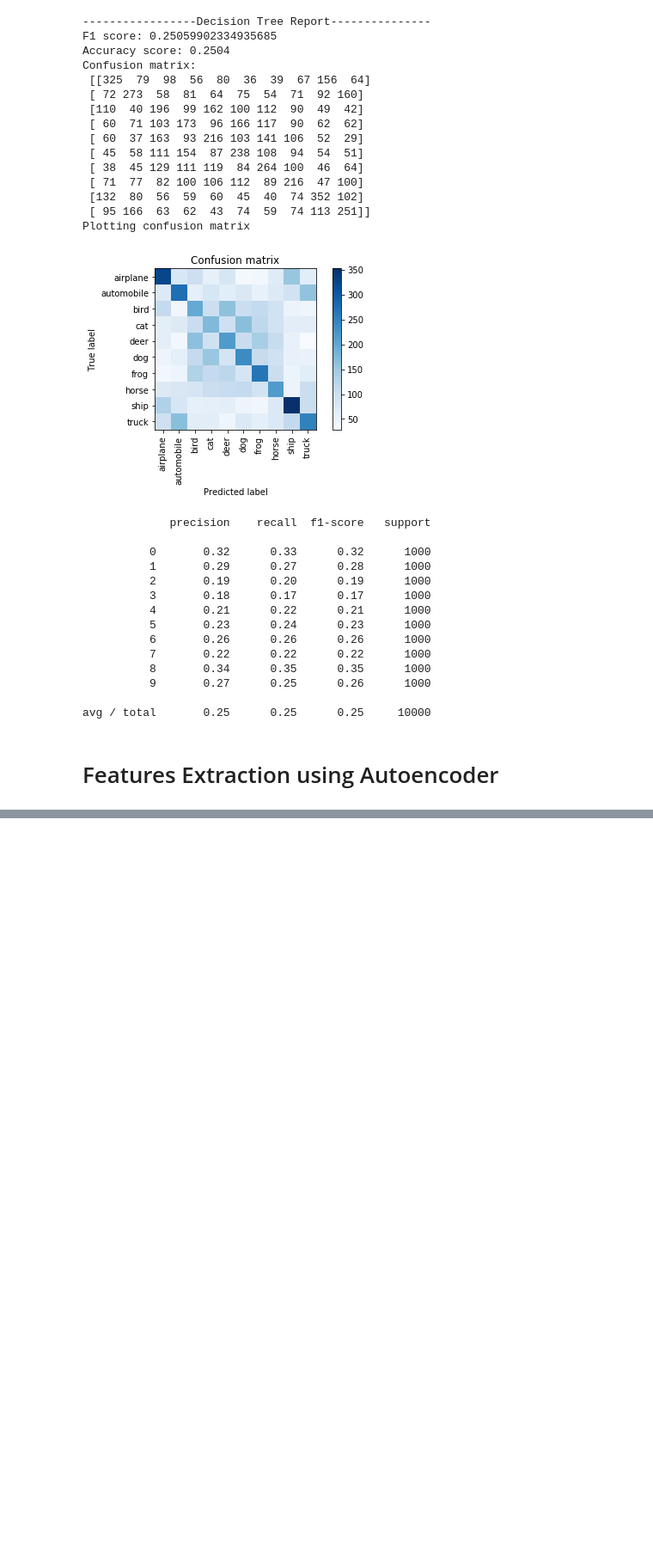
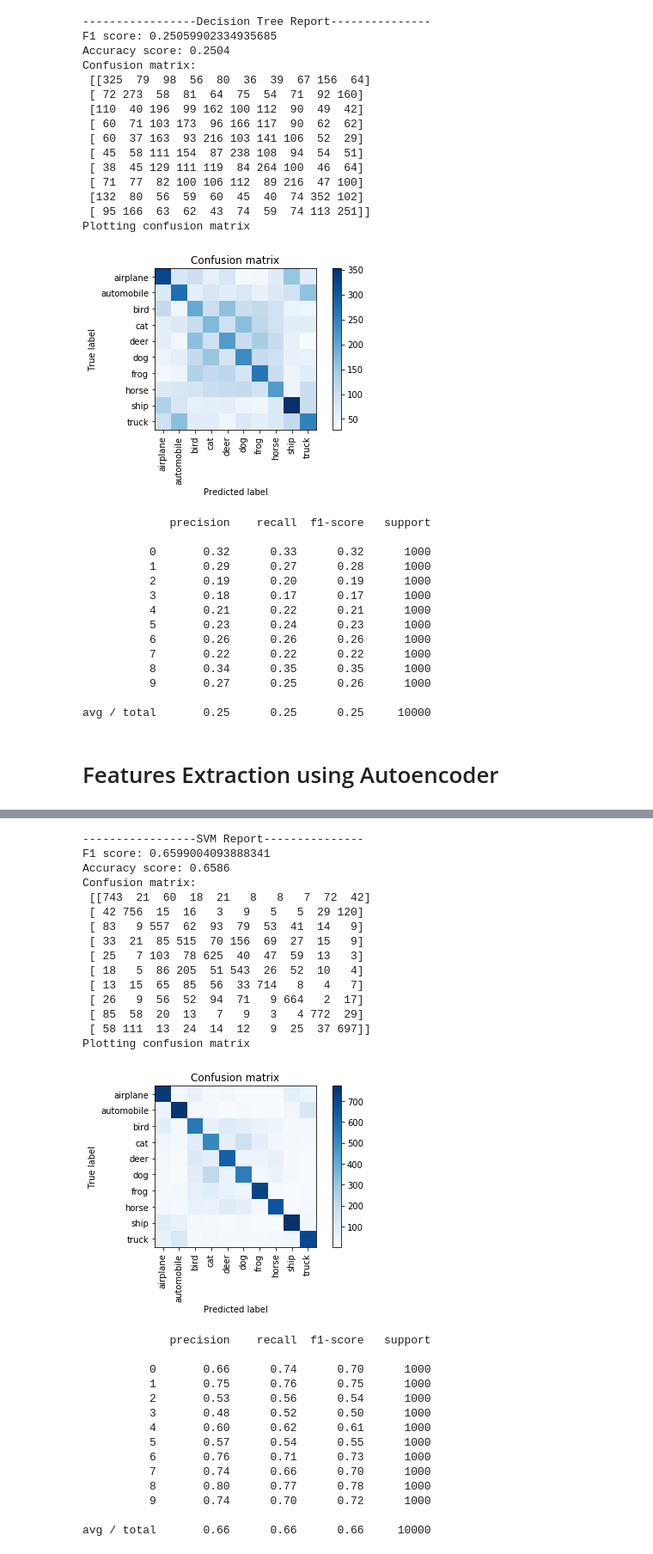
Before and after one commit to hgdangkhoi/Image-Classification-with-Fashion-MNIST-and-CIFAR-10, a Jupyter notebook: Image Classification with Fashion-MNIST and CIFAR-10.ipynb, the cells around one changed output, grey strips where cells are left out. Shown at 86% size. Drawn from its saved outputs; the diff is of its cells as text; code cells hidden in the pictures; blank space fills up the shorter version.

Commit message:
add autoencoder cifar

```diff
--- a/Image Classification with Fashion-MNIST and CIFAR-10.ipynb
+++ b/Image Classification with Fashion-MNIST and CIFAR-10.ipynb
@@ -2212,0 +2239,3 @@ autoencoder_features_train.shape
+# %%
+autoencoder_features_train_flat = autoencoder_features_train.reshape(autoencoder_features_train.shape[0], autoencoder_features_train.shape[1] * autoencoder_features_train.shape[2] * autoencoder_features_train.shape[3])
+autoencoder_features_test_flat = autoencoder_features_test.reshape(autoencoder_features_test.shape[0], autoencoder_features_test.shape[1] * autoencoder_features_test.shape[2] * autoencoder_features_test.shape[3])
@@ -2212,0 +2293,48 @@ autoencoder_features_train.shape
+# %%
+# SVM report and analysis
+y_pred_svc_autoencoder = svc.predict(autoencoder_features_test_flat)
+svc_autoencoder_f1 = metrics.f1_score(y_test, y_pred_svc_autoencoder, average= "weighted")
+svc_autoencoder_accuracy = metrics.accuracy_score(y_test, y_pred_svc_autoencoder)
+svc_autoencoder_cm = metrics.confusion_matrix(y_test, y_pred_svc_autoencoder)
+print("-----------------SVM Report---------------")
+print("F1 score: {}".format(svc_autoencoder_f1))
+print("Accuracy score: {}".format(svc_autoencoder_accuracy))
+print("Confusion matrix: \n", svc_autoencoder_cm)
+print('Plotting confusion matrix')
+
+plt.figure()
+plot_confusion_matrix(svc_autoencoder_cm, labelNames)
+plt.show()
+
+print(metrics.classification_report(y_test, y_pred_svc_autoencoder))
+# %% [output]
+-----------------SVM Report---------------
+F1 score: 0.6599004093888341
+Accuracy score: 0.6586
+Confusion matrix:
+ [[743  21  60  18  21   8   8   7  72  42]
+ [ 42 756  15  16   3   9   5   5  29 120]
+ [ 83   9 557  62  93  79  53  41  14   9]
+ [ 33  21  85 515  70 156  69  27  15   9]
+ [ 25   7 103  78 625  40  47  59  13   3]
+ [ 18   5  86 205  51 543  26  52  10   4]
+ [ 13  15  65  85  56  33 714   8   4   7]
+ [ 26   9  56  52  94  71   9 664   2  17]
+ [ 85  58  20  13   7   9   3   4 772  29]
+ [ 58 111  13  24  14  12   9  25  37 697]]
+Plotting confusion matrix
+[figure, added]
+             precision    recall  f1-score   support
+
+          0       0.66      0.74      0.70      1000
+          1       0.75      0.76      0.75      1000
+          2       0.53      0.56      0.54      1000
+          3       0.48      0.52      0.50      1000
+          4       0.60      0.62      0.61      1000
+          5       0.57      0.54      0.55      1000
+          6       0.76      0.71      0.73      1000
+          7       0.74      0.66      0.70      1000
+          8       0.80      0.77      0.78      1000
+          9       0.74      0.70      0.72      1000
+
+avg / total       0.66      0.66      0.66     10000
```
Also changed, not shown: parts of 21 cells of this notebook.
